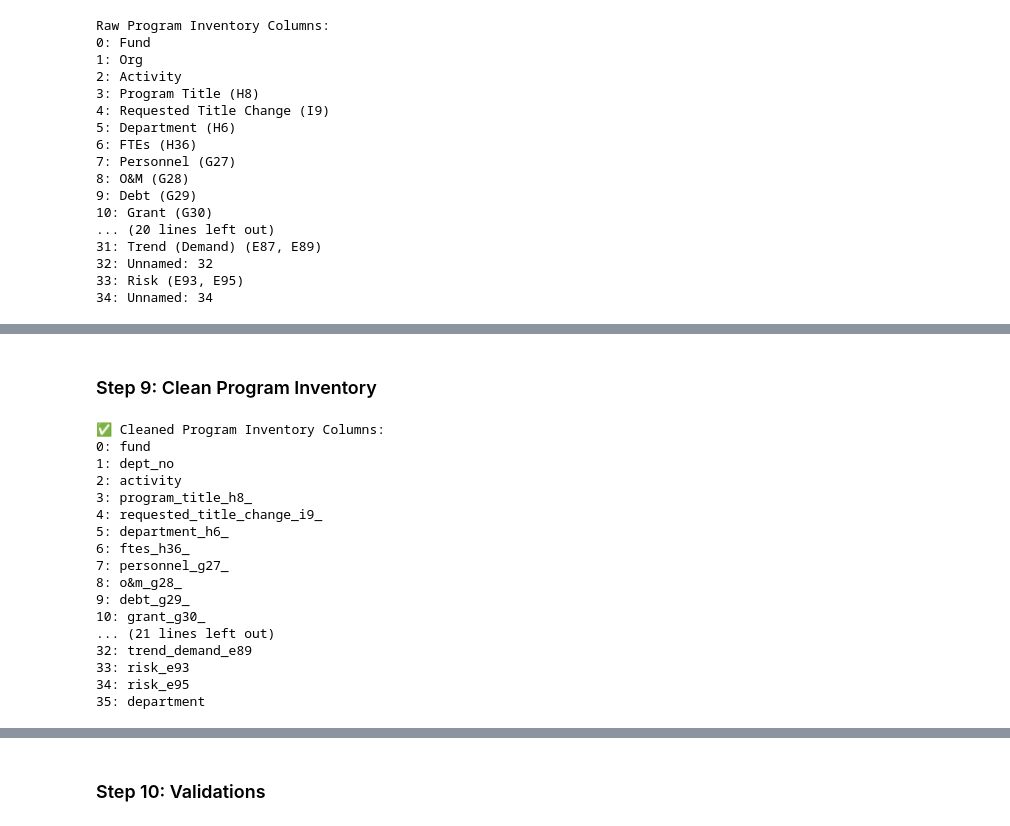
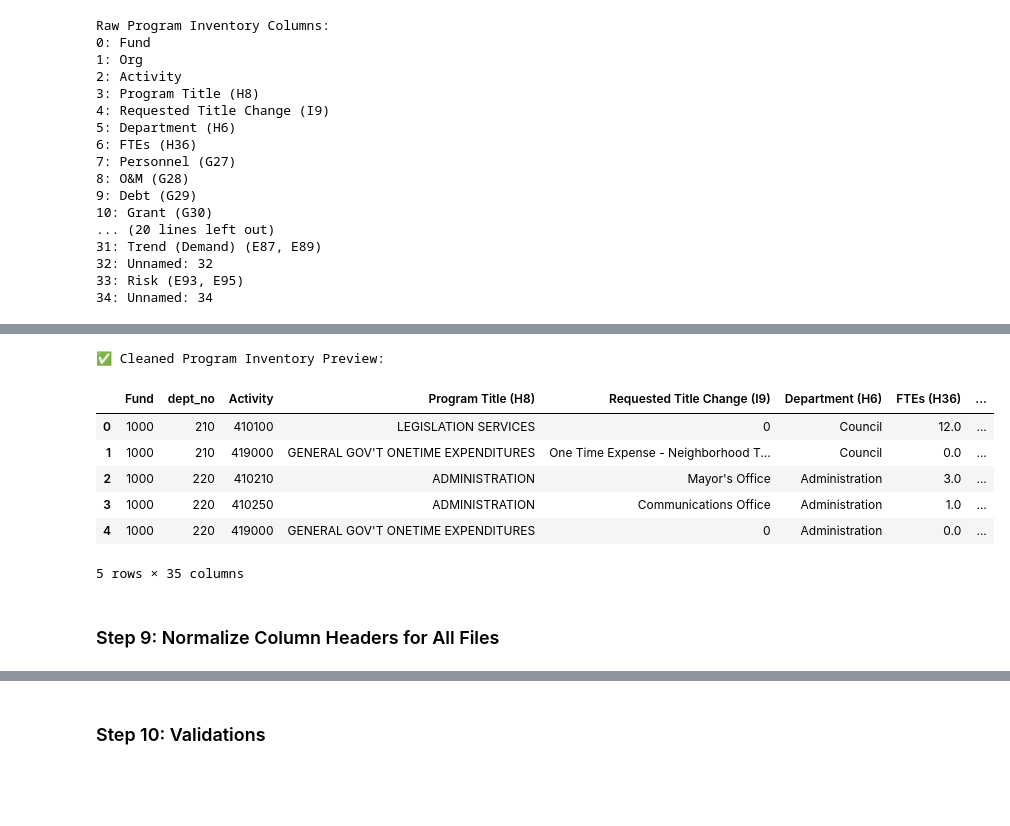
Before and after one commit to breannanpr/CityofMissoulaBudgetCapstone, a Jupyter notebook: citydata_01_cleaning.ipynb, the cells around one changed output, grey strips where cells are left out. Cells and saved outputs as stored; diff of their text form; code cells hidden in the pictures; blank space fills up the shorter version.

```diff
--- a/citydata_01_cleaning.ipynb
+++ b/citydata_01_cleaning.ipynb
@@ -373,51 +386,46 @@ display(df_expenditure_status.head())
-# %% [markdown]
-### Step 9: Clean Program Inventory
 # %%
-# Define Multi Header expansion mapping for program inventory
+# Define multi-header expansion mapping
 column_expansion_map = {
     "Cost Recovery (E58, P24)": ["cost_recovery_e58", "cost_recovery_p24"],
     "Mandate (E41, H41, E43)": ["mandate_e41", "mandate_h41", "mandate_e43"],
     "Service Level (E47, H47, E49)": ["service_level_e47", "service_level_h47", "service_level_e49"],
     "Reliance & Interdependencies (E53, E55)": ["reliance_e53", "reliance_e55"],
     "Strategic Goal (E64, E66, E68, E74, E80)": [
         "strategic_goal_e64", "strategic_goal_e66", "strategic_goal_e68",
         "strategic_goal_e74", "strategic_goal_e80"
     ],
     "Trend (Demand) (E87, E89)": ["trend_demand_e87", "trend_demand_e89"],
     "Risk (E93, E95)": ["risk_e93", "risk_e95"]
 }
 
-# Map readable department and fund names
-df_program_inventory = clean_program_inventory(
-    program_inventory,
-    column_expansion_map,
-    dept_map,
-    fund_map
-)
+# Cleaning pipeline for program inventory
+def clean_program_inventory(df, column_expansion_map):
+    df = df.rename(columns={"Org": "dept_no"})
+    df = clean_identifiers(df)
+    df = expand_multicolumn_headers(df, column_expansion_map)
+    df = drop_unnamed_columns(df)
+    return df
 
-# Final standardization for labels and whitespace
+# Apply cleaning pipeline
+df_program_inventory = clean_program_inventory(program_inventory, column_expansion_map)
+
+# Handle blank values
+df_program_inventory = df_program_inventory.fillna("blank")
+
+# Strip and standardize casing for labels
 df_program_inventory = strip_whitespace_and_standardize(df_program_inventory)
-df_program_inventory = df_program_inventory.clean_names()
 
-# Preview final column structure
-print("\n✅ Cleaned Program Inventory Columns:")
-for i, col in enumerate(df_program_inventory.columns):
-    print(f"{i}: {col}")
+# ✅ Preview cleaned Program Inventory
+print("\n✅ Cleaned Program Inventory Preview:")
+display(df_program_inventory.head())
 # %% [output]
-✅ Cleaned Program Inventory Columns:
-0: fund
-1: dept_no
-2: activity
-3: program_title_h8_
-4: requested_title_change_i9_
-5: department_h6_
-6: ftes_h36_
-7: personnel_g27_
-8: o&m_g28_
-9: debt_g29_
-10: grant_g30_
-... (21 lines left out)
-32: trend_demand_e89
-33: risk_e93
-34: risk_e95
-35: department
+✅ Cleaned Program Inventory Preview:
+|  | Fund | dept_no | Activity | Program Title (H8) | Requested Title Change (I9) | Department (H6) | FTEs (H36) | ... |
+| 0 | 1000 | 210 | 410100 | LEGISLATION SERVICES | 0 | Council | 12.0 | ... |
+| 1 | 1000 | 210 | 419000 | GENERAL GOV'T ONETIME EXPENDITURES | One Time Expense - Neighborhood T... | Council | 0.0 | ... |
+| 2 | 1000 | 220 | 410210 | ADMINISTRATION | Mayor's Office | Administration | 3.0 | ... |
+| 3 | 1000 | 220 | 410250 | ADMINISTRATION | Communications Office | Administration | 1.0 | ... |
+| 4 | 1000 | 220 | 419000 | GENERAL GOV'T ONETIME EXPENDITURES | 0 | Administration | 0.0 | ... |
+5 rows × 35 columns
+# %% [markdown]
+### Step 9: Normalize Column Headers for All Files
```
Also changed, not shown: parts of 18 cells of this notebook.
